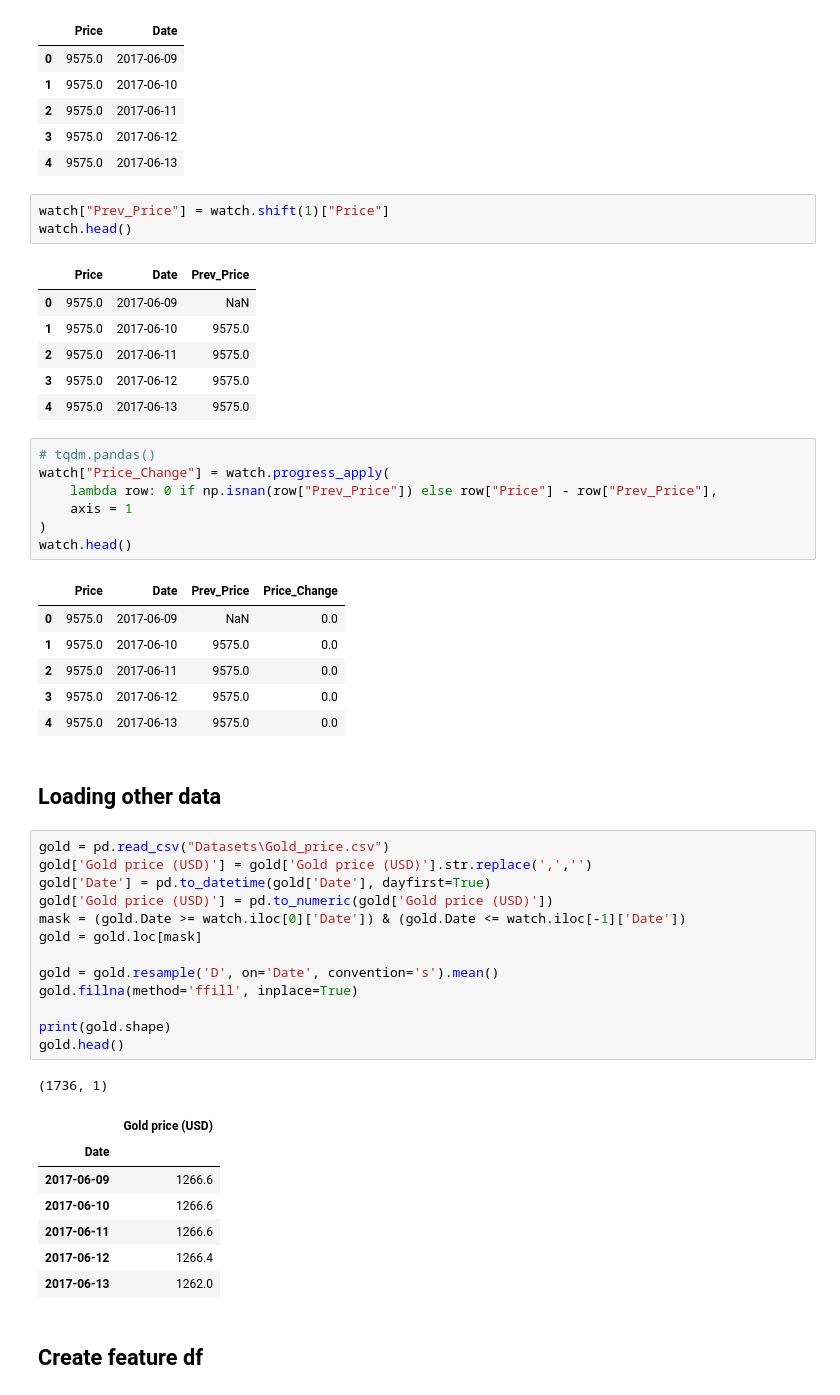
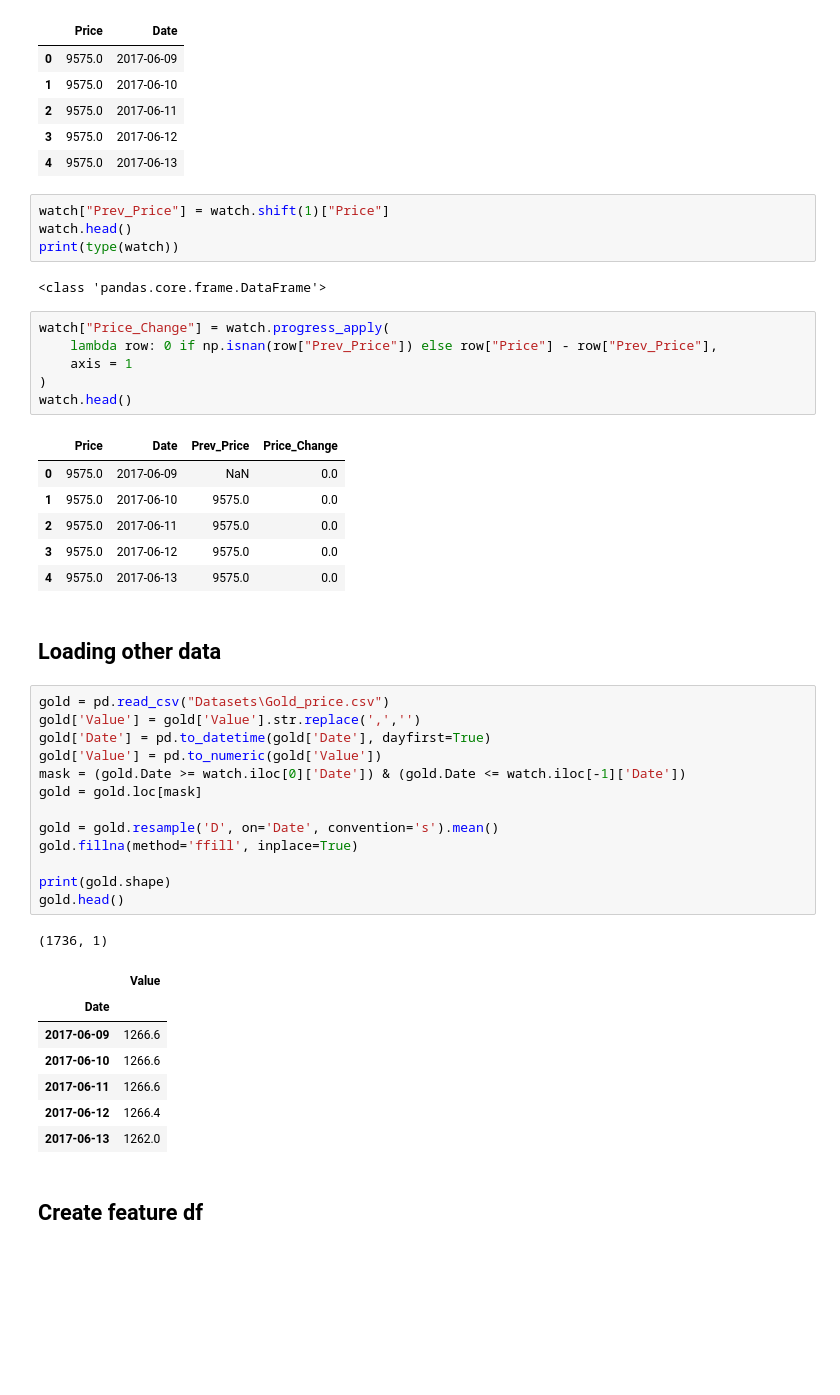
Before and after one commit to Thetang-145/BIA-WatchLists, a Jupyter notebook: Multivariate_TSF_with_LSTM.ipynb, the cells around one changed output. Saved outputs shown, nothing was run; the diff lists cells and outputs as text; blank space fills up the shorter version.

```diff
--- a/Multivariate_TSF_with_LSTM.ipynb
+++ b/Multivariate_TSF_with_LSTM.ipynb
@@ -89,15 +89,10 @@ watch.head()
 # %%
 watch["Prev_Price"] = watch.shift(1)["Price"]
 watch.head()
+print(type(watch))
 # %% [output]
-|  | Price | Date | Prev_Price |
-| 0 | 9575.0 | 2017-06-09 | NaN |
-| 1 | 9575.0 | 2017-06-10 | 9575.0 |
-| 2 | 9575.0 | 2017-06-11 | 9575.0 |
-| 3 | 9575.0 | 2017-06-12 | 9575.0 |
-| 4 | 9575.0 | 2017-06-13 | 9575.0 |
+<class 'pandas.core.frame.DataFrame'>
 # %%
-# tqdm.pandas()
 watch["Price_Change"] = watch.progress_apply(
     lambda row: 0 if np.isnan(row["Prev_Price"]) else row["Price"] - row["Prev_Price"],
     axis = 1
@@ -114,20 +109,20 @@ watch.head()
 ## Loading other data
 # %%
 gold = pd.read_csv("Datasets\Gold_price.csv")
-gold['Gold price (USD)'] = gold['Gold price (USD)'].str.replace(',','')
+gold['Value'] = gold['Value'].str.replace(',','')
 gold['Date'] = pd.to_datetime(gold['Date'], dayfirst=True)
-gold['Gold price (USD)'] = pd.to_numeric(gold['Gold price (USD)'])
+gold['Value'] = pd.to_numeric(gold['Value'])
 mask = (gold.Date >= watch.iloc[0]['Date']) & (gold.Date <= watch.iloc[-1]['Date'])
 gold = gold.loc[mask]
 
 gold = gold.resample('D', on='Date', convention='s').mean()
 gold.fillna(method='ffill', inplace=True)
 
 print(gold.shape)
 gold.head()
 # %% [output]
 (1736, 1)
-|  | Gold price (USD) |
+|  | Value |
 | Date |  |
 | 2017-06-09 | 1266.6 |
 | 2017-06-10 | 1266.6 |
```
Also changed, not shown: parts of 17 cells of this notebook.
